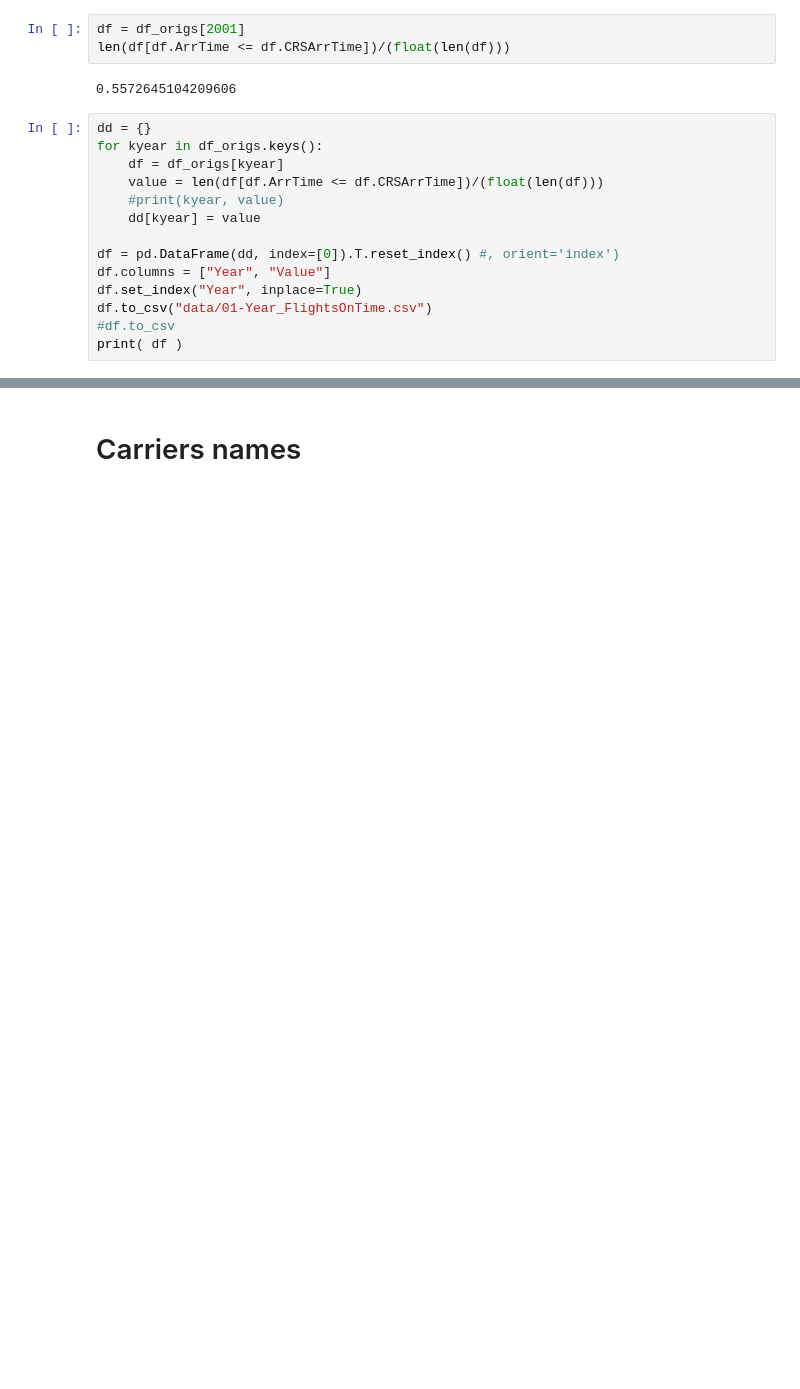
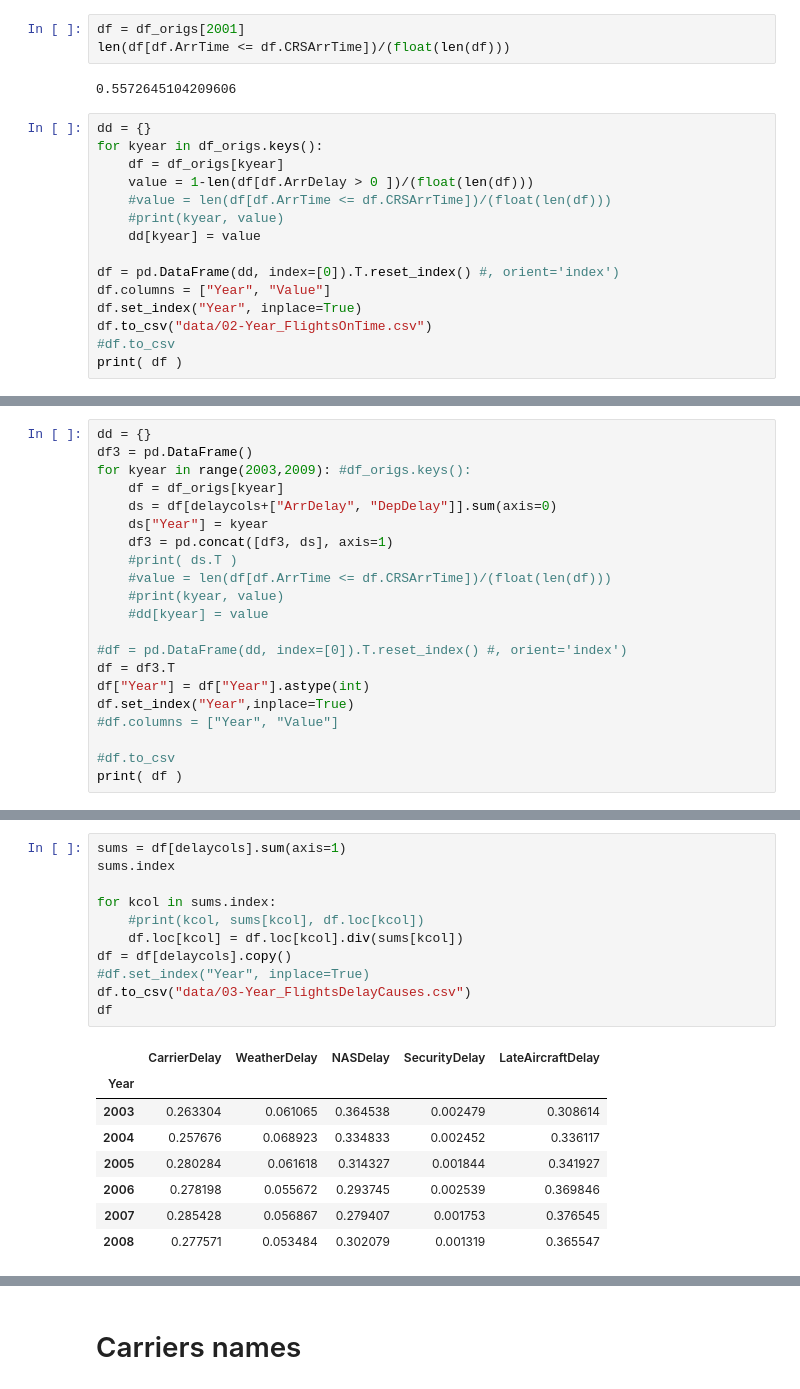
Before and after one commit to albhub/Udacity-NanoDegree-P6, a Jupyter notebook: Flights.ipynb, the cells around one changed output, grey strips where cells are left out. Drawn from its saved outputs; the diff is of its cells as text; blank space fills up the shorter version.

```diff
--- a/Flights.ipynb
+++ b/Flights.ipynb
@@ -142,13 +148,14 @@ len(df[df.ArrTime <= df.CRSArrTime])/(float(len(df)))
 dd = {}
 for kyear in df_origs.keys():
     df = df_origs[kyear]
-    value = len(df[df.ArrTime <= df.CRSArrTime])/(float(len(df)))
+    value = 1-len(df[df.ArrDelay > 0 ])/(float(len(df)))
+    #value = len(df[df.ArrTime <= df.CRSArrTime])/(float(len(df)))
     #print(kyear, value)
     dd[kyear] = value
 
 df = pd.DataFrame(dd, index=[0]).T.reset_index() #, orient='index')
 df.columns = ["Year", "Value"]
 df.set_index("Year", inplace=True)
-df.to_csv("data/01-Year_FlightsOnTime.csv")
+df.to_csv("data/02-Year_FlightsOnTime.csv")
 #df.to_csv
 print( df )
@@ -154,0 +211,21 @@ print( df )
+# %%
+dd = {}
+df3 = pd.DataFrame()
+for kyear in range(2003,2009): #df_origs.keys():
+    df = df_origs[kyear]
+    ds = df[delaycols+["ArrDelay", "DepDelay"]].sum(axis=0)
+    ds["Year"] = kyear
+    df3 = pd.concat([df3, ds], axis=1)
+    #print( ds.T )
+    #value = len(df[df.ArrTime <= df.CRSArrTime])/(float(len(df)))
+    #print(kyear, value)
+    #dd[kyear] = value
+
+#df = pd.DataFrame(dd, index=[0]).T.reset_index() #, orient='index')
+df = df3.T
+df["Year"] = df["Year"].astype(int)
+df.set_index("Year",inplace=True)
+#df.columns = ["Year", "Value"]
+
+#df.to_csv
+print( df )
@@ -154,0 +250,20 @@ print( df )
+# %%
+sums = df[delaycols].sum(axis=1)
+sums.index
+
+for kcol in sums.index:
+    #print(kcol, sums[kcol], df.loc[kcol])
+    df.loc[kcol] = df.loc[kcol].div(sums[kcol])
+df = df[delaycols].copy()
+#df.set_index("Year", inplace=True)
+df.to_csv("data/03-Year_FlightsDelayCauses.csv")
+df
+# %% [output]
+|  | CarrierDelay | WeatherDelay | NASDelay | SecurityDelay | LateAircraftDelay |
+| Year |  |  |  |  |  |
+| 2003 | 0.263304 | 0.061065 | 0.364538 | 0.002479 | 0.308614 |
+| 2004 | 0.257676 | 0.068923 | 0.334833 | 0.002452 | 0.336117 |
+| 2005 | 0.280284 | 0.061618 | 0.314327 | 0.001844 | 0.341927 |
+| 2006 | 0.278198 | 0.055672 | 0.293745 | 0.002539 | 0.369846 |
+| 2007 | 0.285428 | 0.056867 | 0.279407 | 0.001753 | 0.376545 |
+| 2008 | 0.277571 | 0.053484 | 0.302079 | 0.001319 | 0.365547 |
```
Also changed, not shown: parts of 14 cells of this notebook, 7 other files.
